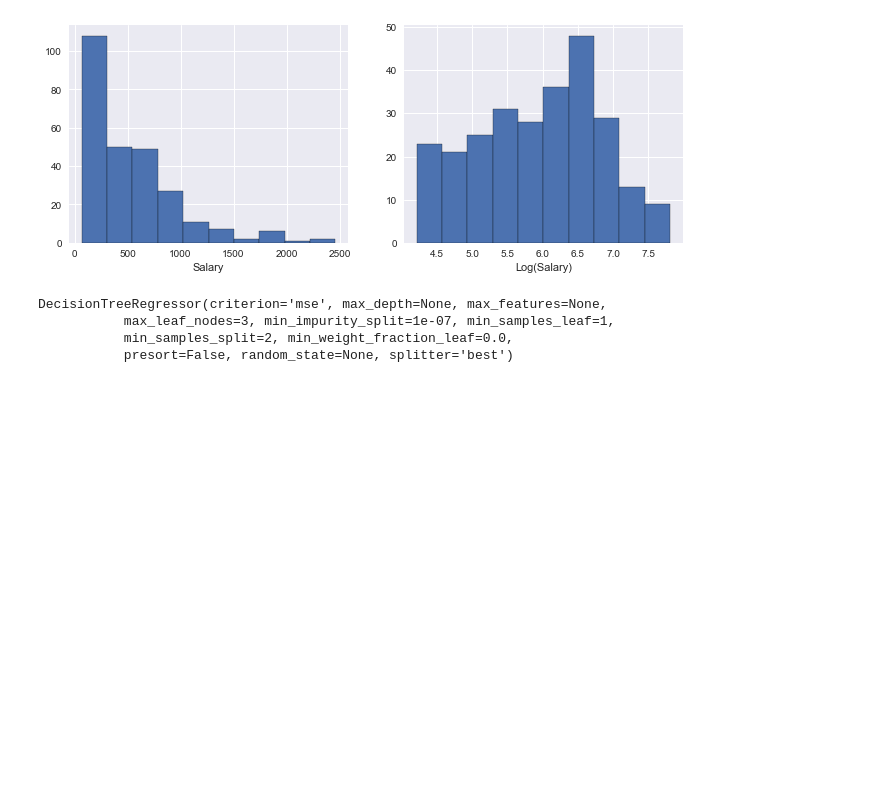
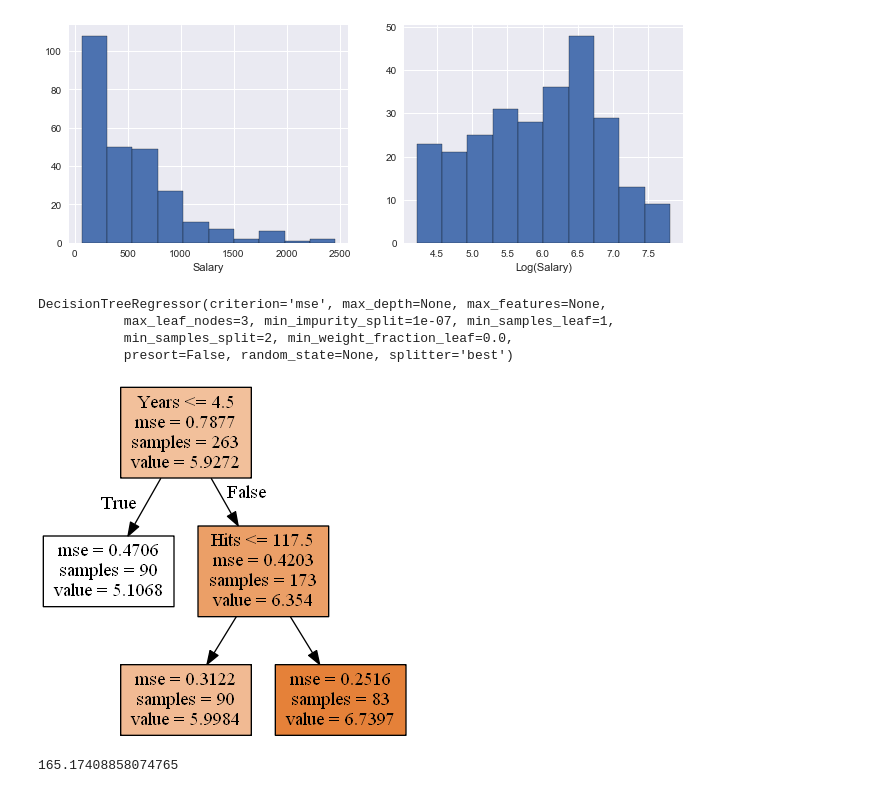
Before and after one commit to kuatroka/ISLR, a Jupyter notebook: SA - ISLR book chapter 8.ipynb, the cells around one changed output. Cells and saved outputs as stored; diff of their text form; code cells hidden in the pictures; blank space fills up the shorter version.

Commit message:
decision trees

```diff
--- a/SA - ISLR book chapter 8.ipynb
+++ b/SA - ISLR book chapter 8.ipynb
@@ -22,14 +25,12 @@ C:\Users\yo\Documents\ML_and_Python\ML_and_Python_books\ISLR\ISLR-python\Noteboo
 # %%
 # This function creates images of tree models using pydot
 def print_tree(estimator, features, class_names=None, filled=True):
-    tree = estimator
-    names = features
     color = filled
     classn = class_names
 
     dot_data = StringIO()
-    export_graphviz(estimator, out_file=dot_data, feature_names=features, class_names=classn, filled=filled)
-    graph = pydot.graph_from_dot_data(dot_data.getvalue())
+    export_graphviz(estimator, out_file=dot_data, feature_names=features, class_names=class_names, filled=filled)
+    graph = pydotplus.graph_from_dot_data(dot_data.getvalue())
     return(graph)
 # %% [markdown]
 ### 8.1.1 Regression Trees
@@ -66,7 +67,7 @@ ax2.set_xlabel('Log(Salary)');
 # %% [output]
 [figure]
 # %%
-regr = DecisionTreeRegressor(max_leaf_nodes=3)
+regr = tree.DecisionTreeRegressor(max_leaf_nodes=3)
 regr.fit(X, y)
 # %% [output]
 DecisionTreeRegressor(criterion='mse', max_depth=None, max_features=None,
@@ -75,4 +76,12 @@ DecisionTreeRegressor(criterion='mse', max_depth=None, max_features=None,
            presort=False, random_state=None, splitter='best')
 # %%
 graph = print_tree(regr, features=['Years', 'Hits'])
-# Image(graph.create_png())
+Image(graph.create_png())
+# %% [output]
+[figure, added]
+# %%
+# the "value" is the log of the Salary since we transformed the original Salary with Log Transform, therefore in order to
+# get the predicted value for Salary we need to find exponent of the "value"
+np.exp(5.107)
+# %% [output]
+165.17408858074765
```
Also changed, not shown: parts of 12 cells of this notebook.
